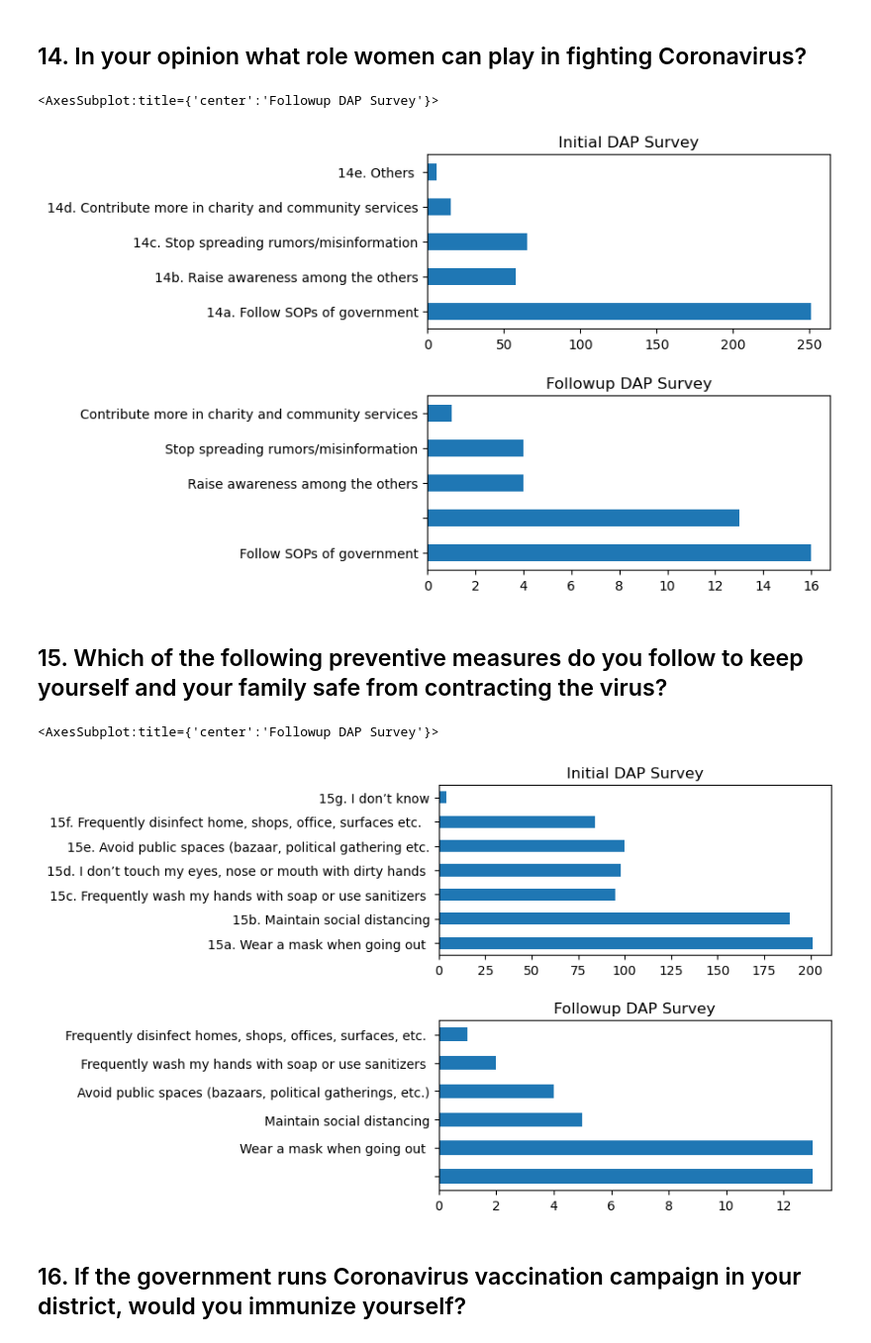
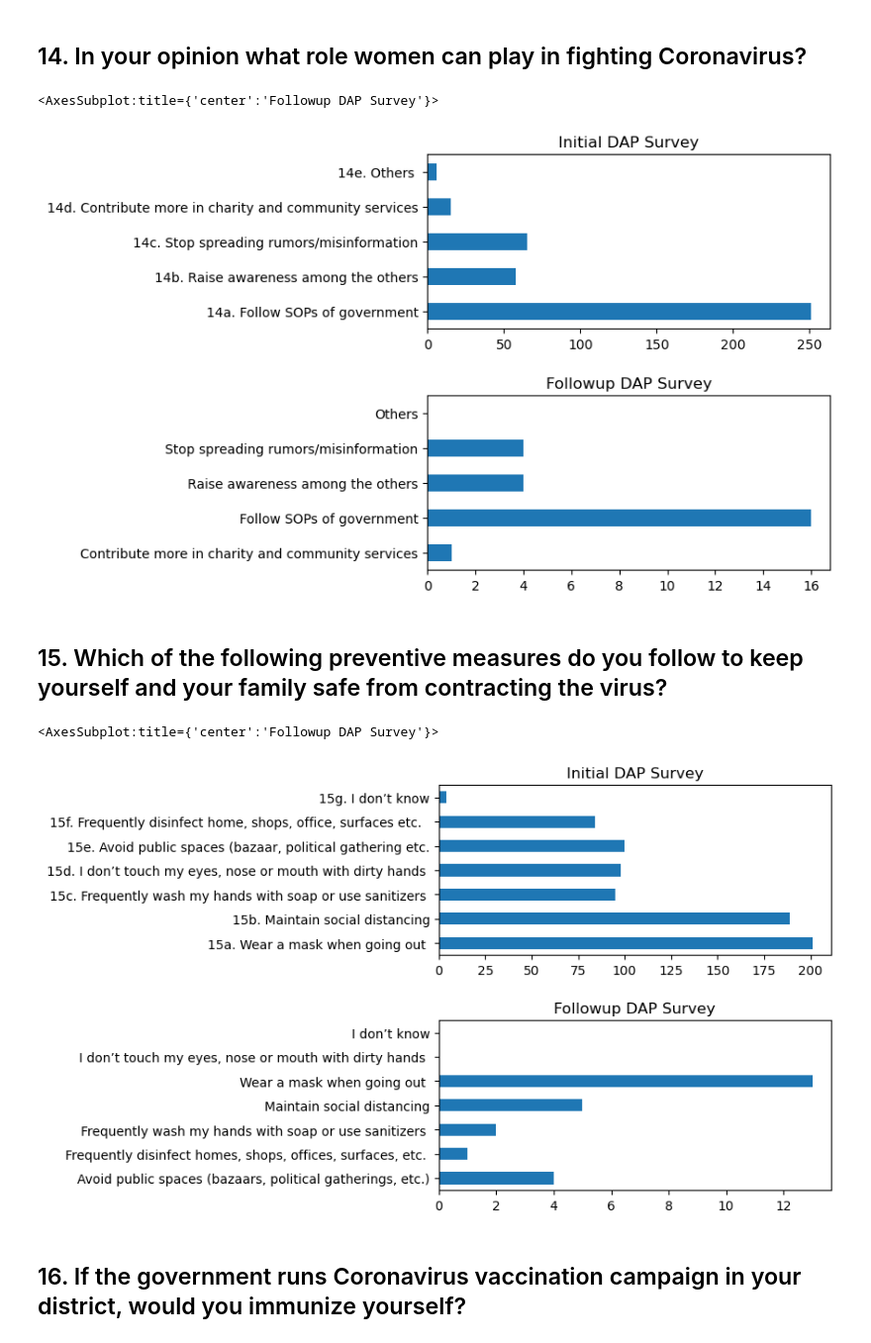
Before and after one commit to codeforpakistan/CfAll-Exchange, a Jupyter notebook: Haripur Survey Analysis.ipynb, the cells around one changed output. Shown: that part at 99% size. Cells and saved outputs as stored; diff of their text form; code cells hidden in the pictures.

```diff
--- a/Haripur Survey Analysis.ipynb
+++ b/Haripur Survey Analysis.ipynb
@@ -233,30 +277,35 @@ df[[
     '14d. Contribute more in charity and community services',
     '14e. Others '
 ]].replace('', 0).sum().plot.barh(ax=axes[0], title='Initial DAP Survey')
-
-df_2['In your opinion, what role can you play in fighting Coronavirus? '].value_counts().plot.barh(ax=axes[1], title='Followup DAP Survey')
+mini_df = pd.get_dummies(df_2['In your opinion, what role can you play in fighting Coronavirus? '], dtype=bool)
+del mini_df['']
+mini_df['Others'] = False
+mini_df[list(mini_df.columns)].sum().plot.barh(ax=axes[1], title='Followup DAP Survey')
 # %% [output]
 <AxesSubplot:title={'center':'Followup DAP Survey'}>
-[figure, old version]
+[figure, new version]
 # %% [markdown]
 ## 15. Which of the following preventive measures do you follow to keep yourself and your family safe from contracting the virus?
 # %%
 fig, axes = plt.subplots(2, 1, figsize=(5, 5))
 fig.tight_layout(h_pad=3)
 df[[
     '15a. Wear a mask when going out ',
     '15b. Maintain social distancing',
     '15c. Frequently wash my hands with soap or use sanitizers ',
     '15d. I don’t touch my eyes, nose or mouth with dirty hands ',
     '15e. Avoid public spaces (bazaar, political gathering etc.',
     '15f. Frequently disinfect home, shops, office, surfaces etc.  ',
     '15g. I don’t know'
 ]].replace('', 0).sum().plot.barh(ax=axes[0], title='Initial DAP Survey')
-
-df_2['Which of the following preventive measures do you follow to keep yourself and your family safe from contracting the virus? '].value_counts().plot.barh(ax=axes[1], title='Followup DAP Survey')
+mini_df = pd.get_dummies(df_2['Which of the following preventive measures do you follow to keep yourself and your family safe from contracting the virus? '], dtype=bool)
+del mini_df['']
+mini_df['I don’t touch my eyes, nose or mouth with dirty hands '] = False
+mini_df['I don’t know'] = False
+mini_df[list(mini_df.columns)].sum().plot.barh(ax=axes[1], title='Followup DAP Survey')
 # %% [output]
 <AxesSubplot:title={'center':'Followup DAP Survey'}>
-[figure, old version]
+[figure, new version]
 # %% [markdown]
 ## 16. If the government runs Coronavirus vaccination campaign in your district, would you immunize yourself?
 # %%
```
Also changed, not shown: parts of 17 cells of this notebook, 1 other file.
